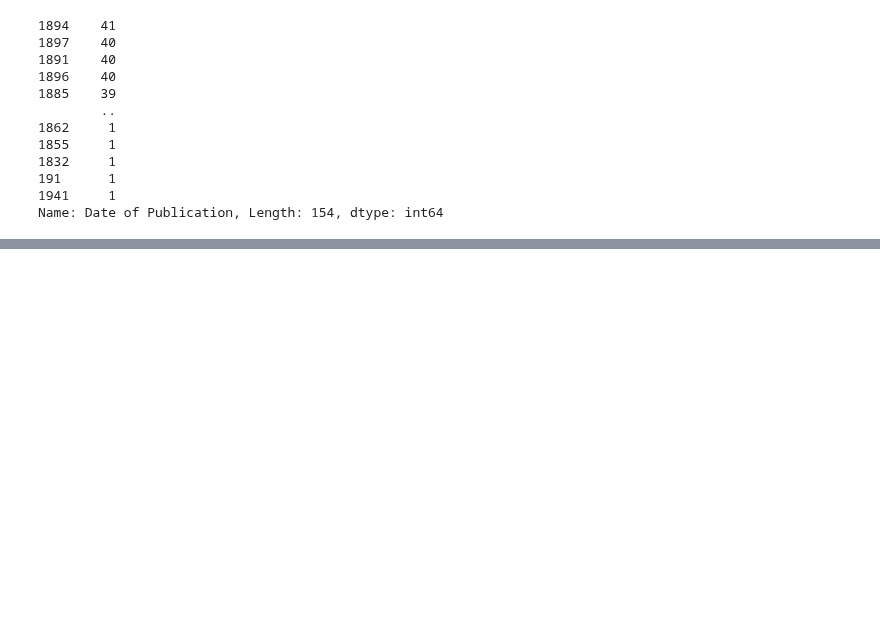
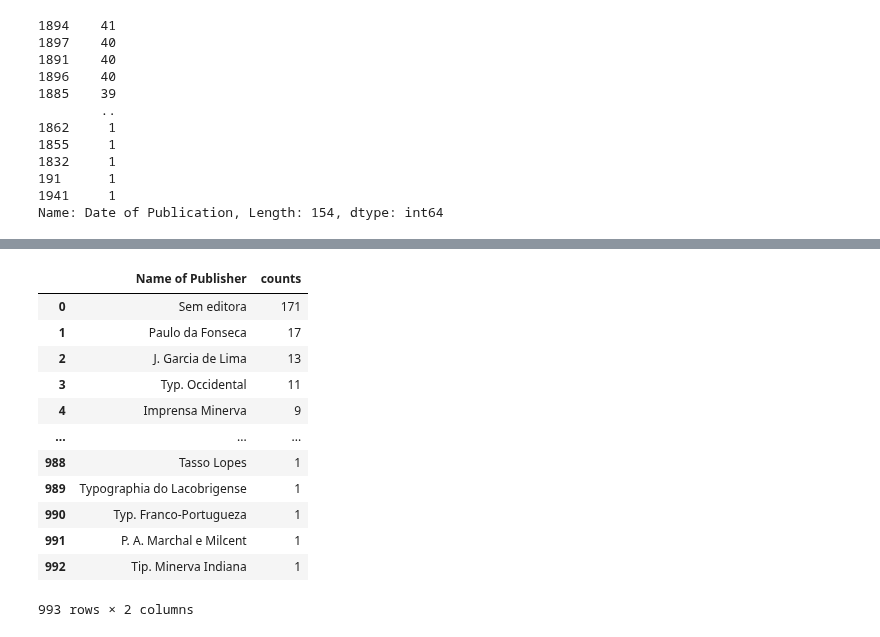
Before and after one commit to ericbrasiln/hemdig-framework, a Jupyter notebook: repositorios/BND-PT/pandas/analise_bnp.ipynb, the cells around one changed output, grey strips where cells are left out. Drawn from its saved outputs; the diff is of its cells as text; code cells hidden in the pictures; blank space fills up the shorter version.

```diff
--- a/repositorios/BND-PT/pandas/analise_bnp.ipynb
+++ b/repositorios/BND-PT/pandas/analise_bnp.ipynb
@@ -99,0 +215,18 @@ Name: Date of Publication, Length: 154, dtype: int64
+# %%
+# criar dataframe com as editoras e a quantidade de cada uma
+df_publisher = df_periodical['Name of Publisher'].value_counts().rename_axis('Name of Publisher').reset_index(name='counts')
+df_publisher
+# %% [output]
+|  | Name of Publisher | counts |
+| 0 | Sem editora | 171 |
+| 1 | Paulo da Fonseca | 17 |
+| 2 | J. Garcia de Lima | 13 |
+| 3 | Typ. Occidental | 11 |
+| 4 | Imprensa Minerva | 9 |
+| ... | ... | ... |
+| 988 | Tasso Lopes | 1 |
+| 989 | Typographia do Lacobrigense | 1 |
+| 990 | Typ. Franco-Portugueza | 1 |
+| 991 | P. A. Marchal e Milcent | 1 |
+| 992 | Tip. Minerva Indiana | 1 |
+993 rows × 2 columns
```
Also changed, not shown: parts of 22 cells of this notebook.
